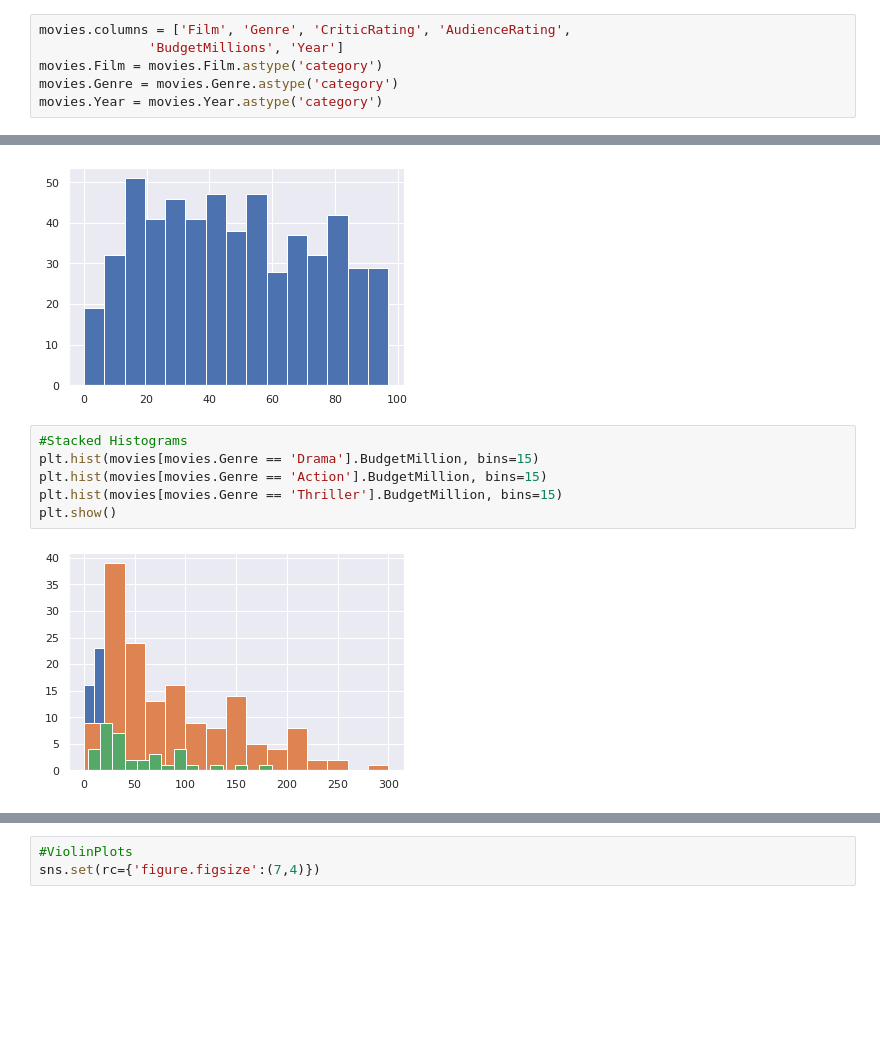
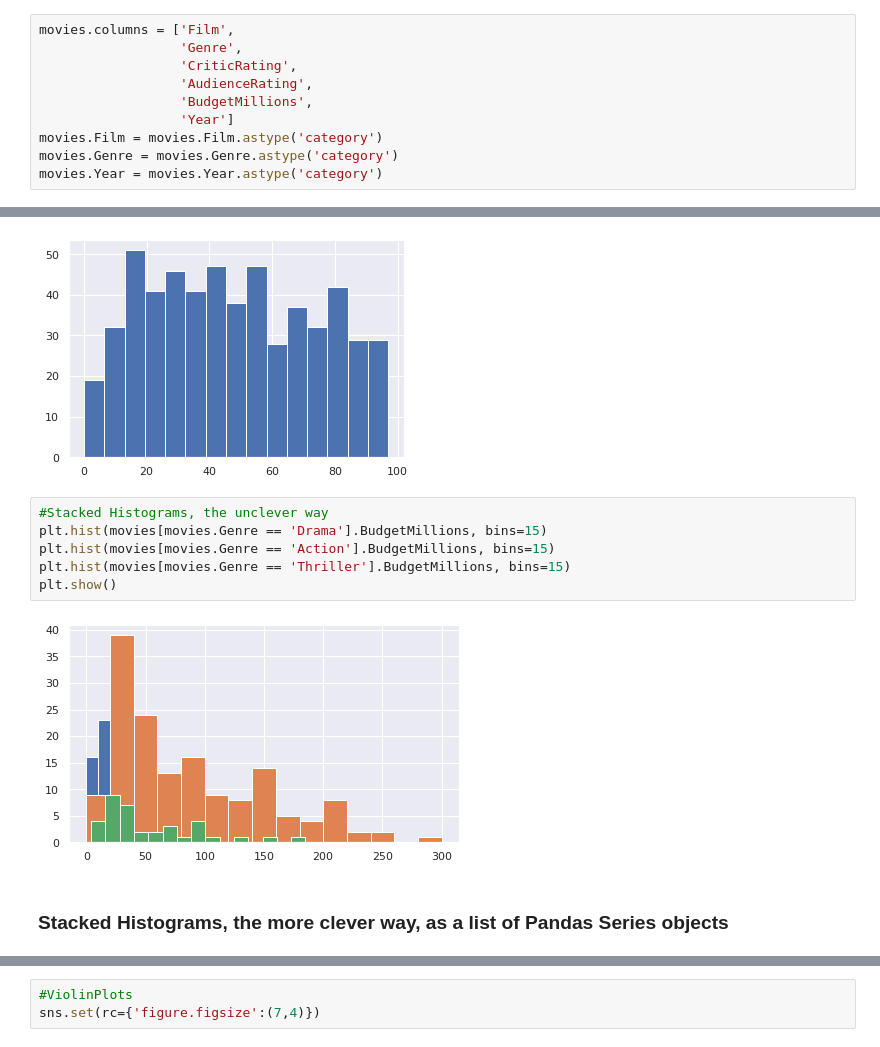
Before and after one commit to rojter-tech/python-paths, a Jupyter notebook: Python_A-Z/Section6.ipynb, the cells around one changed output, grey strips where cells are left out. Saved outputs shown, nothing was run; the diff lists cells and outputs as text; blank space fills up the shorter version.

```diff
--- a/Python_A-Z/Section6.ipynb
+++ b/Python_A-Z/Section6.ipynb
@@ -25,6 +28,10 @@ memory usage: 26.3+ KB
 # %%
-movies.columns = ['Film', 'Genre', 'CriticRating', 'AudienceRating',
-              'BudgetMillions', 'Year']
+movies.columns = ['Film',
+                  'Genre',
+                  'CriticRating',
+                  'AudienceRating',
+                  'BudgetMillions',
+                  'Year']
 movies.Film = movies.Film.astype('category')
 movies.Genre = movies.Genre.astype('category')
 movies.Year = movies.Year.astype('category')
@@ -96,11 +109,13 @@ n1 = plt.hist(movies.CriticRating, bins=15)
 # %% [output]
 [figure]
 # %%
-#Stacked Histograms
-plt.hist(movies[movies.Genre == 'Drama'].BudgetMillion, bins=15)
-plt.hist(movies[movies.Genre == 'Action'].BudgetMillion, bins=15)
-plt.hist(movies[movies.Genre == 'Thriller'].BudgetMillion, bins=15)
+#Stacked Histograms, the unclever way
+plt.hist(movies[movies.Genre == 'Drama'].BudgetMillions, bins=15)
+plt.hist(movies[movies.Genre == 'Action'].BudgetMillions, bins=15)
+plt.hist(movies[movies.Genre == 'Thriller'].BudgetMillions, bins=15)
 plt.show()
 # %% [output]
-[figure, old version]
+[figure, new version]
+# %% [markdown]
+### Stacked Histograms, the more clever way, as a list of Pandas Series objects
 # %%
```
Also changed, not shown: parts of 36 cells of this notebook, 1 other file.
